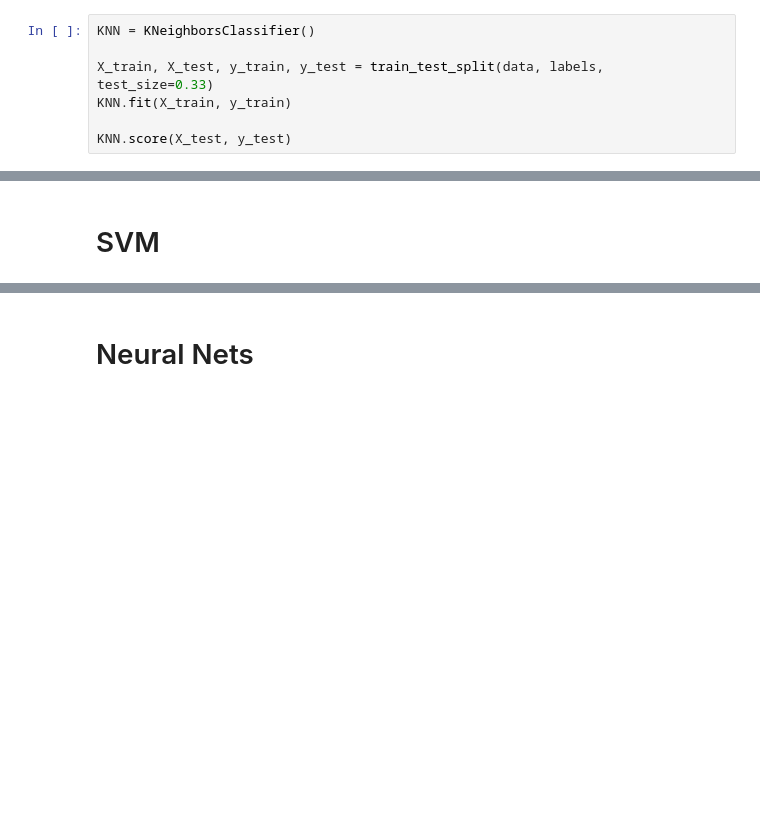
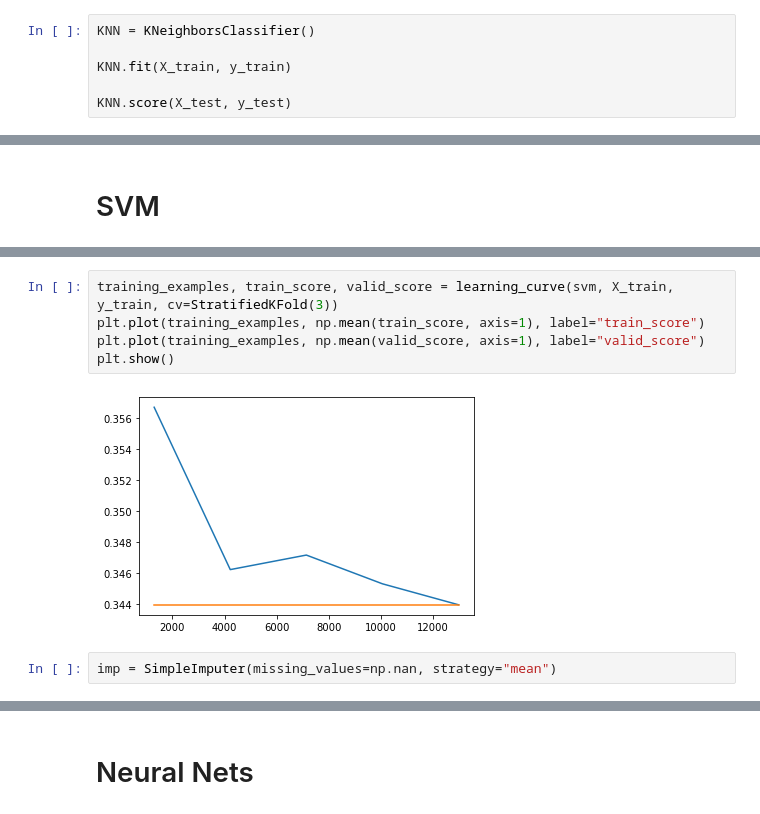
Before and after one commit to WilsJT/Self-Driving, a Jupyter notebook: test.ipynb, the cells around one changed output, grey strips where cells are left out. Drawn from its saved outputs; the diff is of its cells as text; blank space fills up the shorter version.

```diff
--- a/test.ipynb
+++ b/test.ipynb
@@ -62,7 +44,6 @@ X_train, X_test, y_train, y_test = train_test_split(data, labels, test_size=0.33
 # %%
 KNN = KNeighborsClassifier()
 
-X_train, X_test, y_train, y_test = train_test_split(data, labels, test_size=0.33)
 KNN.fit(X_train, y_train)
 
 KNN.score(X_test, y_test)
@@ -165 +197,10 @@ print(y_test)
+# %%
+training_examples, train_score, valid_score = learning_curve(svm, X_train, y_train, cv=StratifiedKFold(3))
+plt.plot(training_examples, np.mean(train_score, axis=1), label="train_score")
+plt.plot(training_examples, np.mean(valid_score, axis=1), label="valid_score")
+plt.show()
+# %% [output]
+[figure, added]
+# %%
+imp = SimpleImputer(missing_values=np.nan, strategy="mean")
 # %%
```
Also changed, not shown: parts of 19 cells of this notebook.
